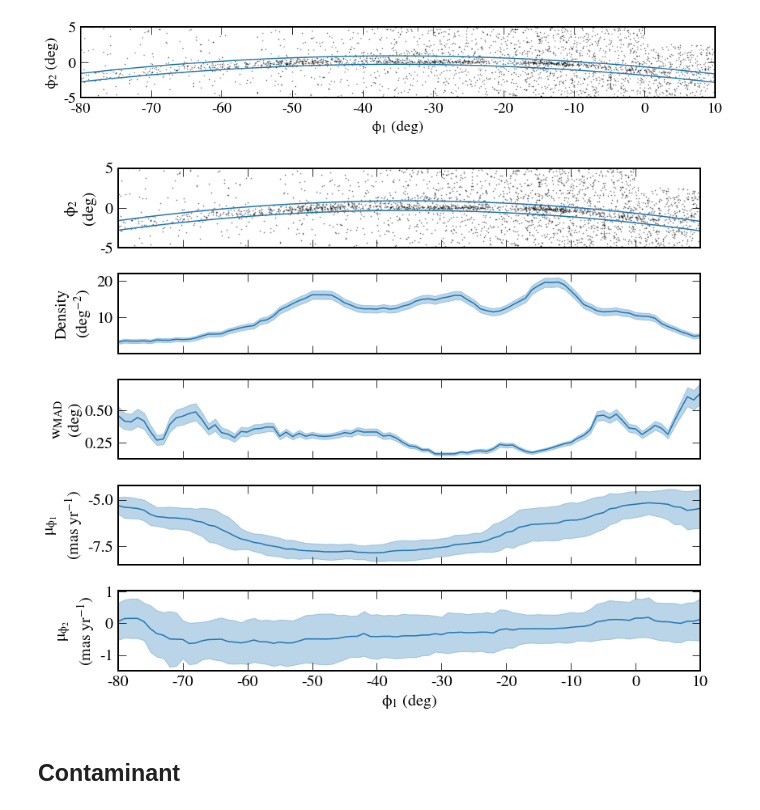
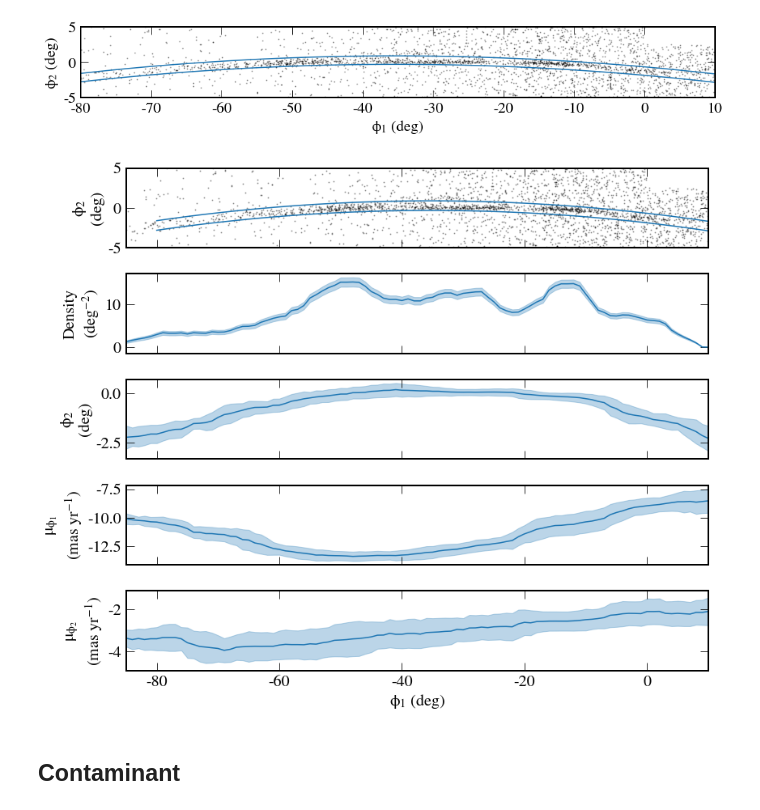
Before and after one commit to adrn/GD1-DR2, a Jupyter notebook: notebooks/ps.ipynb, the cells around one changed output. Saved outputs shown, nothing was run; the diff lists cells and outputs as text; code cells hidden in the pictures.

```diff
--- a/notebooks/ps.ipynb
+++ b/notebooks/ps.ipynb
@@ -84,6 +84,8 @@ def gd1_dist(phi1):
     return (m*phi1.wrap_at(180*u.deg).value + 10) * u.kpc
 # %%
 gd1_c = c.transform_to(gc.GD1)
+gd1_c_noreflex = c.transform_to(gc.GD1)
+
 gd1_c_dist = gc.GD1(phi1=gd1_c.phi1, phi2=gd1_c.phi2,
                     distance=gd1_dist(gd1_c.phi1),
                     pm_phi1_cosphi2=gd1_c.pm_phi1_cosphi2,
@@ -502,10 +505,15 @@ def mad(x):
 # %%
 delta_phi = 1
 window = 10
-bins_phi1 = np.arange(-80-0.5*window, 10+0.5*window, delta_phi)
+off_phi2 = 2
+
+bins_phi1 = np.arange(-85-0.5*window, 10+0.5*window, delta_phi)
 Nbins = np.size(bins_phi1)
+
 n = np.zeros(Nbins)
+n_back = np.zeros(Nbins)
 w = np.zeros(Nbins)*u.deg
+rmed_phi2 = np.zeros(Nbins)*u.deg
 rmed_pmphi1 = np.zeros(Nbins)*u.mas/u.yr
 rmed_pmphi2 = np.zeros(Nbins)*u.mas/u.yr
 rmed_pmphi1_err = np.zeros(Nbins)*u.mas/u.yr
@@ -514,18 +522,24 @@ rmed_pmphi2_err = np.zeros(Nbins)*u.mas/u.yr
 phi2_poly = polytrack(gd1_c.phi1[pm_mask & cmd_mask].wrap_at(180*u.deg))
 
 for i in range(Nbins):
-    selection = ((gd1_c.phi1[pm_mask & cmd_mask].wrap_at(180*u.deg).to(u.deg).value>bins_phi1[i]-0.5*window) &
-                 (gd1_c.phi1[pm_mask & cmd_mask].wrap_at(180*u.deg).to(u.deg).value<=bins_phi1[i]+0.5*window) &
-                (np.abs(gd1_c.phi2[pm_mask & cmd_mask].to(u.deg).value - phi2_poly)<delta_phi2))
+    sel_bin = ((gd1_c.phi1[pm_mask & cmd_mask].wrap_at(180*u.deg).to(u.deg).value>bins_phi1[i]-0.5*window) &
+                 (gd1_c.phi1[pm_mask & cmd_mask].wrap_at(180*u.deg).to(u.deg).value<=bins_phi1[i]+0.5*window))
+    sel_stream = (np.abs(gd1_c.phi2[pm_mask & cmd_mask].to(u.deg).value - phi2_poly)<delta_phi2)
+    sel_back = ((np.abs(gd1_c.phi2[pm_mask & cmd_mask].to(u.deg).value - phi2_poly - off_phi2)<delta_phi2) |
+                (np.abs(gd1_c.phi2[pm_mask & cmd_mask].to(u.deg).value - phi2_poly + off_phi2)<delta_phi2))
+    selection = sel_bin & sel_stream
 
     n[i] = np.sum(selection)
+    n_back[i] = np.sum(sel_bin & sel_back) * 0.5
+
+    rmed_phi2[i] = np.nanmedian(gd1_c.phi2[pm_mask & cmd_mask][selection])
     w[i] = mad(gd1_c.phi2[pm_mask & cmd_mask][selection])
 
-    rmed_pmphi1[i] = np.nanmedian(gd1_c.pm_phi1_cosphi2[pm_mask & cmd_mask][selection])
+    rmed_pmphi1[i] = np.nanmedian(gd1_c_noreflex.pm_phi1_cosphi2[pm_mask & cmd_mask][selection])
     rmed_pmphi1_err[i] = mad(gd1_c.pm_phi1_cosphi2[pm_mask & cmd_mask][selection])
 
-    rmed_pmphi2[i] = np.nanmedian(gd1_c.pm_phi2[pm_mask & cmd_mask][selection])
-    rmed_pmphi2_err[i] = mad(gd1_c.pm_phi2[pm_mask & cmd_mask][selection])
+    rmed_pmphi2[i] = np.nanmedian(gd1_c_noreflex.pm_phi2[pm_mask & cmd_mask][selection])
+    rmed_pmphi2_err[i] = mad(gd1_c_noreflex.pm_phi2[pm_mask & cmd_mask][selection])
 # %%
 fig, ax = plt.subplots(5,1,figsize=(12,10), sharex=True)
 
@@ -534,38 +548,38 @@ plt.plot(gd1_c.phi1[pm_mask & cmd_mask].wrap_at(180*u.deg), gd1_c.phi2[pm_mask &
          'ko', ms=1, alpha=0.3, rasterized=True)
 # plt.gca().set_aspect('equal')
 
 plt.plot(phi1_, phi2_+delta_phi2, '-', color='tab:blue')
 plt.plot(phi1_, phi2_-delta_phi2, '-', color='tab:blue')
 
 plt.ylabel('$\phi_2$\n(deg)')
 plt.ylim(-5,5)
 
 plt.sca(ax[1])
-density = n/(2*delta_phi2*window)
+density = (n-n_back)/(2*delta_phi2*window)
 plt.plot(bins_phi1, density, '-')
 plt.fill_between(bins_phi1, density*(1-1/np.sqrt(n)), density*(1+1/np.sqrt(n)), color='tab:blue', alpha=0.3)
 plt.ylabel('Density\n(deg$^{-2}$)')
 
 plt.sca(ax[2])
-plt.plot(bins_phi1, w, '-')
-plt.fill_between(bins_phi1, w*(1-1/np.sqrt(n)), w*(1+1/np.sqrt(n)), color='tab:blue', alpha=0.3)
-plt.ylabel('w$_{MAD}$\n(deg)')
+plt.plot(bins_phi1, rmed_phi2, '-')
+plt.fill_between(bins_phi1, rmed_phi2-w, rmed_phi2+w, color='tab:blue', alpha=0.3)
+plt.ylabel('$\phi_2$\n(deg)')
 
 plt.sca(ax[3])
 plt.plot(bins_phi1, rmed_pmphi1, '-')
 plt.fill_between(bins_phi1, rmed_pmphi1-rmed_pmphi1_err, rmed_pmphi1+rmed_pmphi1_err, color='tab:blue', alpha=0.3)
 plt.ylabel('$\mu_{\phi_1}$\n(mas yr$^{-1}$)')
 
 plt.sca(ax[4])
 plt.plot(bins_phi1, rmed_pmphi2, '-')
 plt.fill_between(bins_phi1, rmed_pmphi2-rmed_pmphi2_err, rmed_pmphi2+rmed_pmphi2_err, color='tab:blue', alpha=0.3)
 plt.xlabel('$\phi_1$ (deg)')
 plt.ylabel('$\mu_{\phi_2}$\n(mas yr$^{-1}$)')
-plt.xlim(-80,10)
+plt.xlim(-85,10)
 
 plt.tight_layout()
 plt.savefig('../plots/track_observables.pdf')
 # %% [output]
-[figure, old version]
+[figure, new version]
 # %%
 # output table w track observables
```
Also changed, not shown: parts of 6 cells of this notebook.
